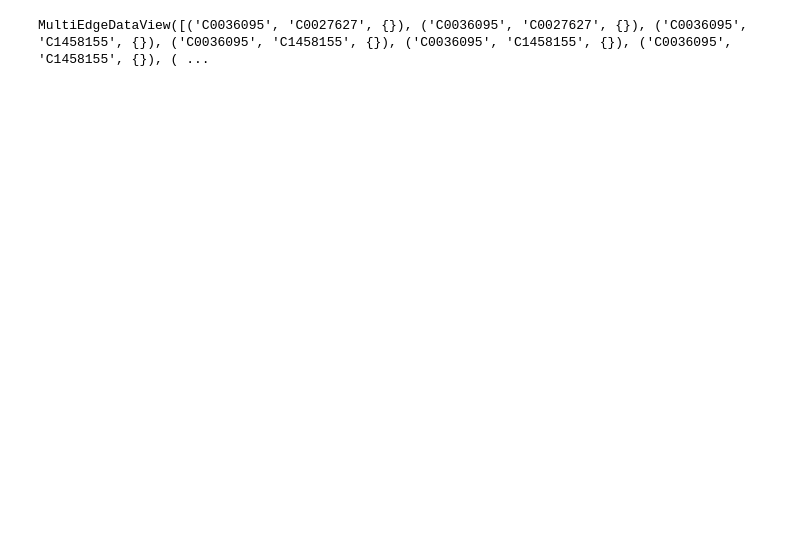
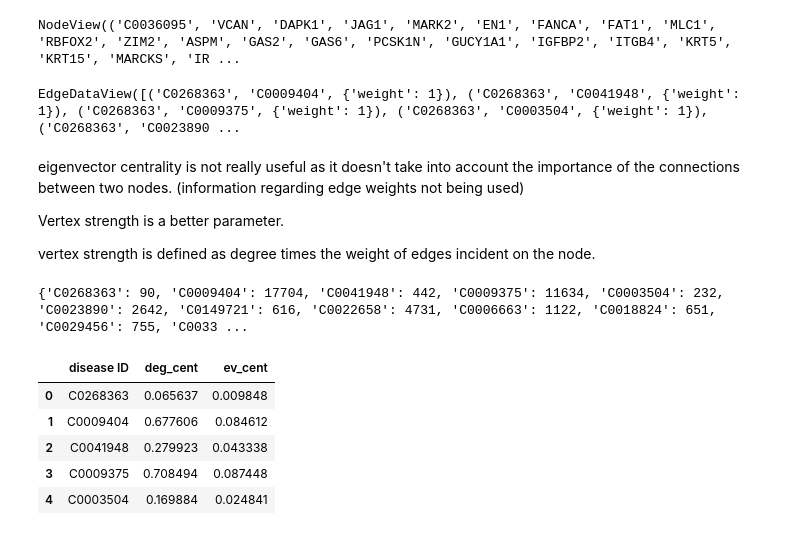
Before and after one commit to aadit-mahajan/GetTheseDiseases, a Jupyter notebook: DG_clustering.ipynb, the cells around one changed output. Cells and saved outputs as stored; diff of their text form; code cells hidden in the pictures; blank space fills up the shorter version.

```diff
--- a/DG_clustering.ipynb
+++ b/DG_clustering.ipynb
@@ -160,3 +42,9 @@ TODO:
+# %%
+DG_graph = nx.Graph()
+DG_graph.add_edges_from(dg_edgedata)
+DG_graph.nodes
+# %% [output]
+NodeView(('C0036095', 'VCAN', 'DAPK1', 'JAG1', 'MARK2', 'EN1', 'FANCA', 'FAT1', 'MLC1', 'RBFOX2', 'ZIM2', 'ASPM', 'GAS2', 'GAS6', 'PCSK1N', 'GUCY1A1', 'IGFBP2', 'ITGB4', 'KRT5', 'KRT15', 'MARCKS', 'IR ...
 # %%
 from itertools import combinations
 def get_edge_wt_projection(graph, nodes):
@@ -181,5 +68,47 @@ gene_projection = get_edge_wt_projection(DG_graph, gene_nodes)
-# %%
-prj = nx.projected_graph(DG_graph, disease_nodes, multigraph = True)
-prj.edges(data = True)
-# %% [output]
-MultiEdgeDataView([('C0036095', 'C0027627', {}), ('C0036095', 'C0027627', {}), ('C0036095', 'C1458155', {}), ('C0036095', 'C1458155', {}), ('C0036095', 'C1458155', {}), ('C0036095', 'C1458155', {}), ( ...
+# %%
+disease_projection.edges.data()
+# %% [output]
+EdgeDataView([('C0268363', 'C0009404', {'weight': 1}), ('C0268363', 'C0041948', {'weight': 1}), ('C0268363', 'C0009375', {'weight': 1}), ('C0268363', 'C0003504', {'weight': 1}), ('C0268363', 'C0023890 ...
+# %%
+# finding eigenvector centralities of the nodes
+disease_ev_cents = (nx.eigenvector_centrality(disease_projection, max_iter=1000)).items()
+
+# finding degree centralities of the nodes
+disease_dg_cents = (nx.degree_centrality(disease_projection)).items()
+# %% [markdown]
+eigenvector centrality is not really useful as it doesn't take into account the importance of the connections between two nodes. (information regarding edge weights not being used)
+
+Vertex strength is a better parameter.
+
+vertex strength is defined as degree times the weight of edges incident on the node.
+# %%
+adj = (nx.adjacency_matrix(disease_projection)).todense()
+n = len(disease_projection.nodes)
+vertex_st = {}
+nodes = list(disease_projection.nodes)
+
+for i in nodes:
+    vertex_st[i] = 0
+    for j in nodes:
+        try:
+            vertex_st[i] += disease_projection[i][j]['weight'] * adj[nodes.index(i)][nodes.index(j)]
+        except KeyError:
+            pass
+
+print(vertex_st)
+# %% [output]
+{'C0268363': 90, 'C0009404': 17704, 'C0041948': 442, 'C0009375': 11634, 'C0003504': 232, 'C0023890': 2642, 'C0149721': 616, 'C0022658': 4731, 'C0006663': 1122, 'C0018824': 651, 'C0029456': 755, 'C0033 ...
+# %%
+combined_data = pd.DataFrame(columns =['disease ID', 'deg_cent','ev_cent'])
+combined_data['disease ID'] = [i[0] for i in disease_ev_cents]
+combined_data['deg_cent'] = [i[1] for i in disease_dg_cents]
+combined_data['ev_cent'] = [i[1] for i in disease_ev_cents]
+
+combined_data.head()
+# %% [output]
+|  | disease ID | deg_cent | ev_cent |
+| 0 | C0268363 | 0.065637 | 0.009848 |
+| 1 | C0009404 | 0.677606 | 0.084612 |
+| 2 | C0041948 | 0.279923 | 0.043338 |
+| 3 | C0009375 | 0.708494 | 0.087448 |
+| 4 | C0003504 | 0.169884 | 0.024841 |
```
Also changed, not shown: parts of 18 cells of this notebook.
